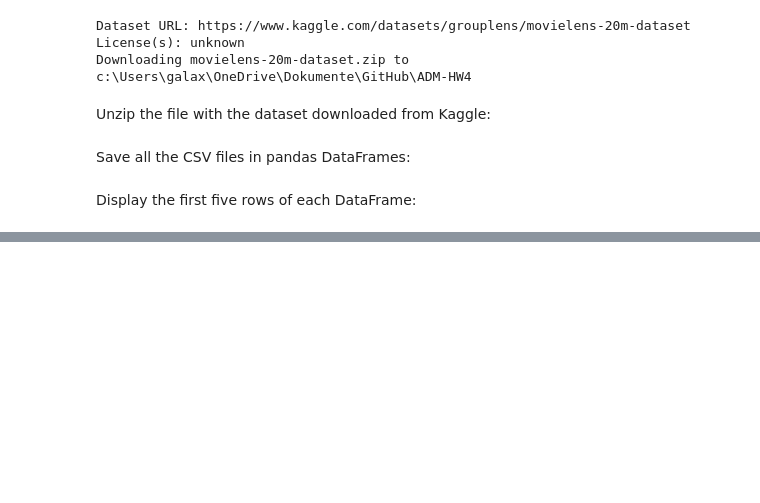
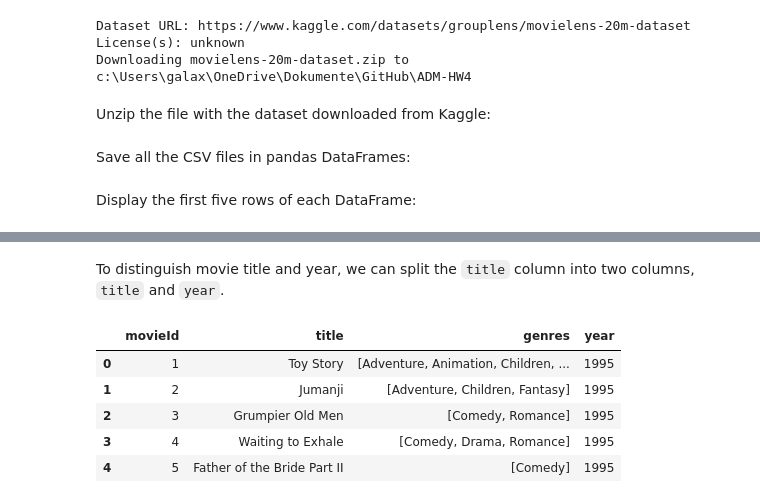
Before and after one commit to gmaurer08/ADM-HW4, a Jupyter notebook: main.ipynb, the cells around one changed output, grey strips where cells are left out. Drawn from its saved outputs; the diff is of its cells as text; code cells hidden in the pictures; blank space fills up the shorter version.

````diff
--- a/main.ipynb
+++ b/main.ipynb
@@ -103,0 +258,4 @@ rating:
+# %%
+# Split genre column in movie on '|'
+movie['genres'] = movie['genres'].str.split('|')
+movie.head()
@@ -103,0 +269,21 @@ rating:
+# %% [markdown]
+To distinguish movie title and year, we can split the ```title``` column into two columns, ```title``` and ```year```.
+# %%
+# Function to extract title and year
+def extract_title_and_year(title):
+    match = re.match(r'^(.*)\s\((\d{4})\)$', title)
+    if match:
+        return [match.group(1), match.group(2)]  # Return title and year as a list
+    else:
+        return [title, None]  # In case there's no year, return title and None
+# %%
+# Split title in the movie DataFrame into two columns using the extract_title_and_year function
+movie[['title', 'year']] = pd.DataFrame(movie['title'].apply(extract_title_and_year).to_list(), index=movie.index)
+movie.head()
+# %% [output]
+|  | movieId | title | genres | year |
+| 0 | 1 | Toy Story | [Adventure, Animation, Children, ... | 1995 |
+| 1 | 2 | Jumanji | [Adventure, Children, Fantasy] | 1995 |
+| 2 | 3 | Grumpier Old Men | [Comedy, Romance] | 1995 |
+| 3 | 4 | Waiting to Exhale | [Comedy, Drama, Romance] | 1995 |
+| 4 | 5 | Father of the Bride Part II | [Comedy] | 1995 |
````
Also changed, not shown: parts of 24 cells of this notebook.
